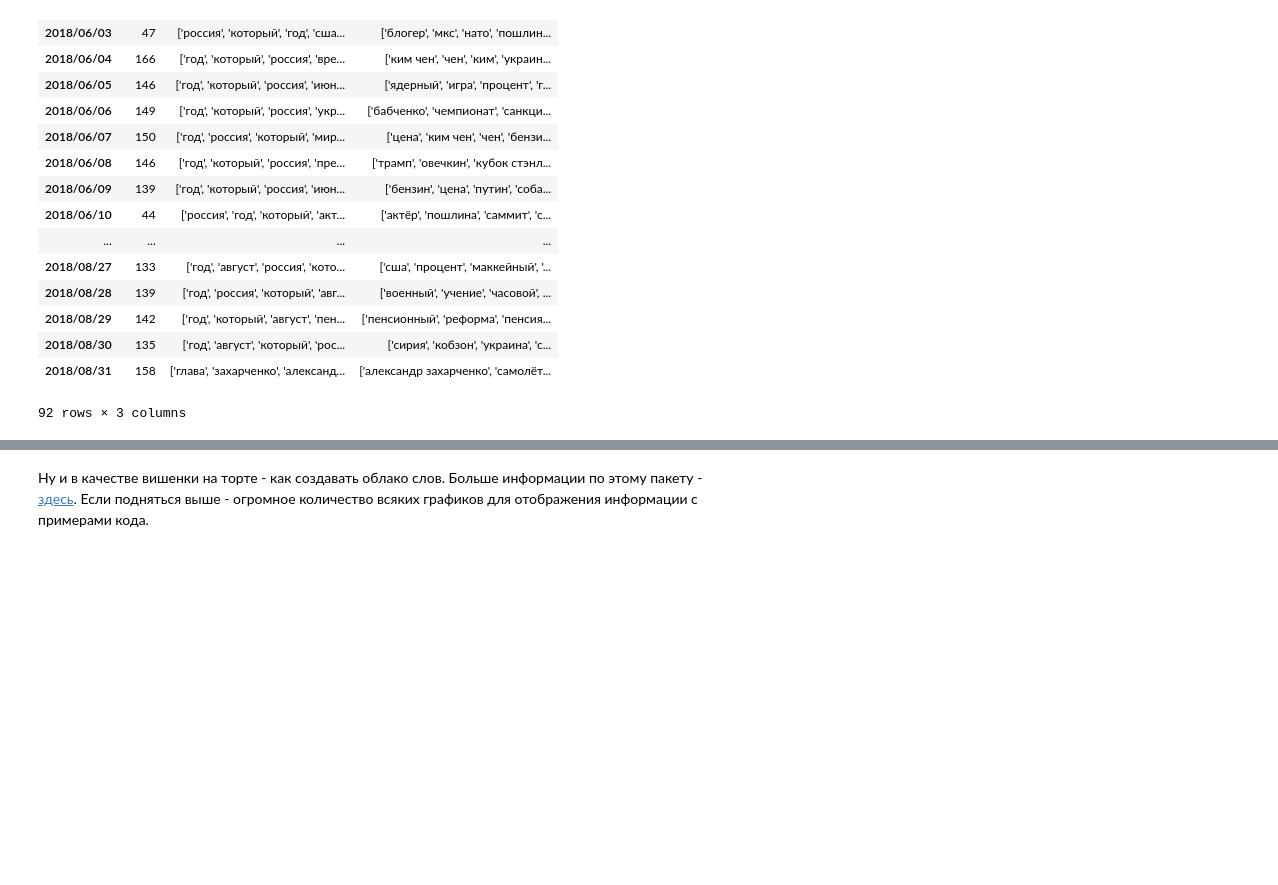
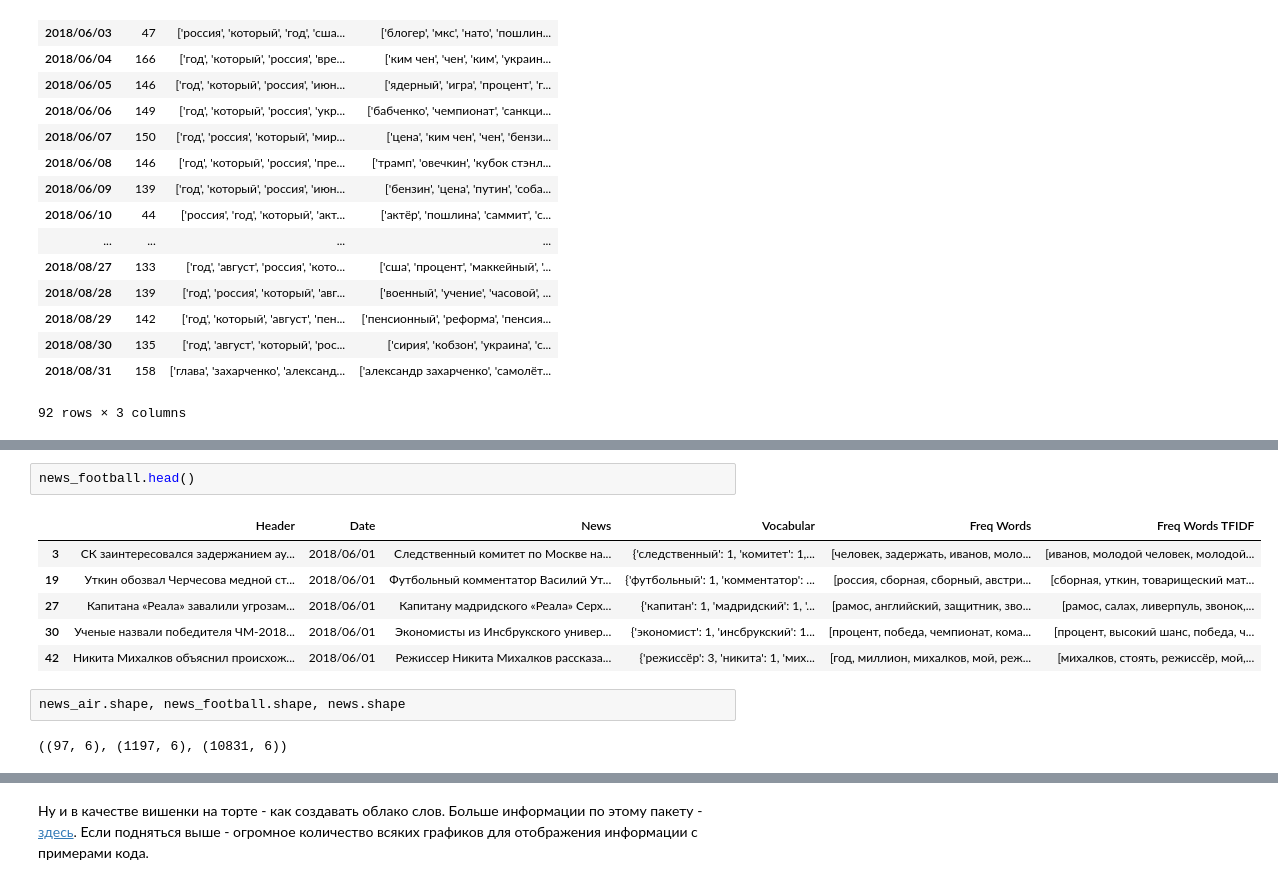
Before and after one commit to klyshinsky/ML_And_CV_2020, a Jupyter notebook: Lecture_20200331_text_processing.ipynb, the cells around one changed output, grey strips where cells are left out. Drawn from its saved outputs; the diff is of its cells as text; blank space fills up the shorter version.

```diff
--- a/Lecture_20200331_text_processing.ipynb
+++ b/Lecture_20200331_text_processing.ipynb
@@ -605,0 +625,13 @@ text_summary
+# %%
+news_football.head()
+# %% [output]
+|  | Header | Date | News | Vocabular | Freq Words | Freq Words TFIDF |
+| 3 | СК заинтересовался задержанием ау... | 2018/06/01 | Следственный комитет по Москве на... | {'следственный': 1, 'комитет': 1,... | [человек, задержать, иванов, моло... | [иванов, молодой человек, молодой... |
+| 19 | Уткин обозвал Черчесова медной ст... | 2018/06/01 | Футбольный комментатор Василий Ут... | {'футбольный': 1, 'комментатор': ... | [россия, сборная, сборный, австри... | [сборная, уткин, товарищеский мат... |
+| 27 | Капитана «Реала» завалили угрозам... | 2018/06/01 | Капитану мадридского «Реала» Серх... | {'капитан': 1, 'мадридский': 1, '... | [рамос, английский, защитник, зво... | [рамос, салах, ливерпуль, звонок,... |
+| 30 | Ученые назвали победителя ЧМ-2018... | 2018/06/01 | Экономисты из Инсбрукского универ... | {'экономист': 1, 'инсбрукский': 1... | [процент, победа, чемпионат, кома... | [процент, высокий шанс, победа, ч... |
+| 42 | Никита Михалков объяснил происхож... | 2018/06/01 | Режиссер Никита Михалков рассказа... | {'режиссёр': 3, 'никита': 1, 'мих... | [год, миллион, михалков, мой, реж... | [михалков, стоять, режиссёр, мой,... |
+# %%
+news_air.shape, news_football.shape, news.shape
+# %% [output]
+((97, 6), (1197, 6), (10831, 6))
```
Also changed, not shown: parts of 28 cells of this notebook, 4 other files.
